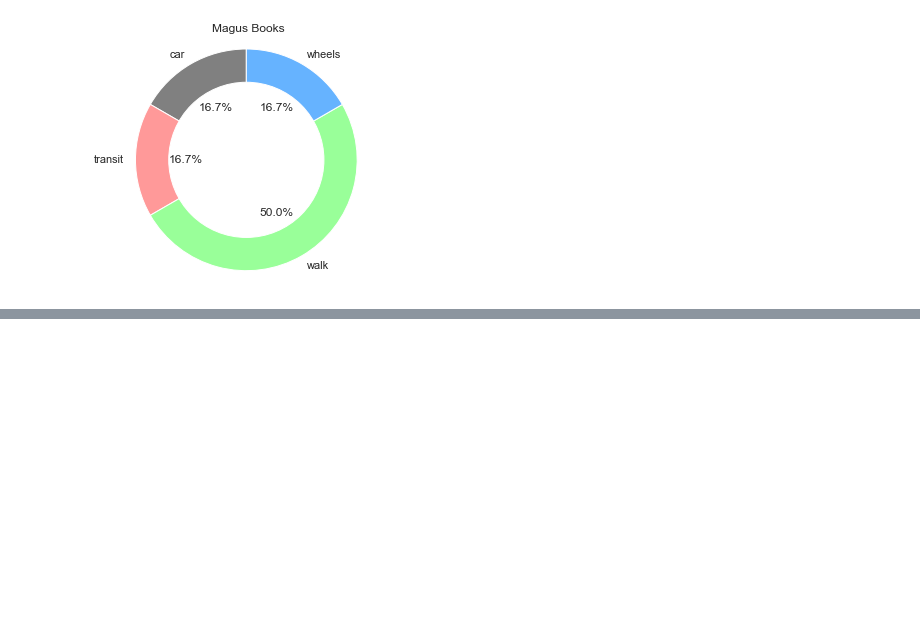
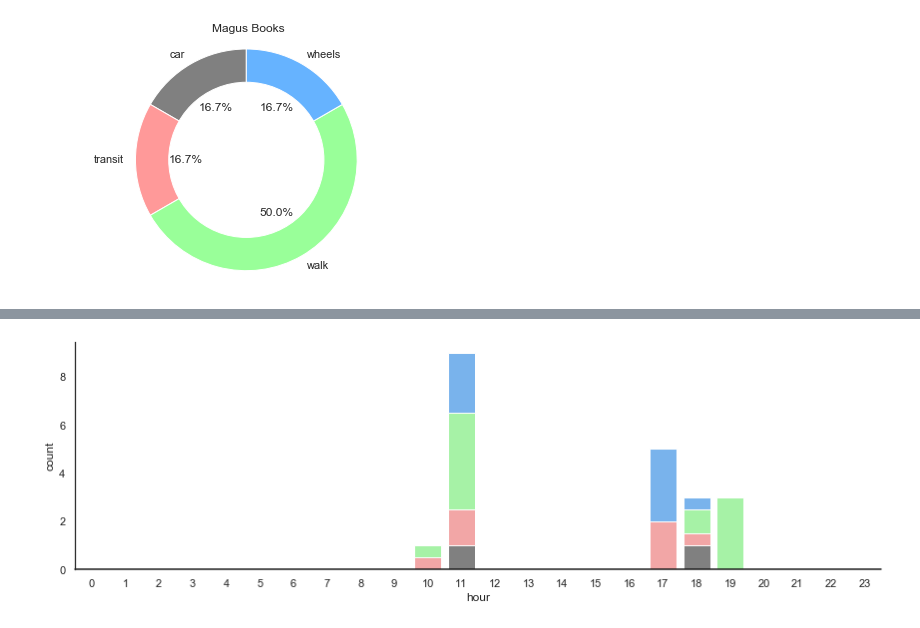
Before and after one commit to modesurvey/dataviz, a Jupyter notebook: pull_from_firebase.ipynb, the cells around one changed output, grey strips where cells are left out. Drawn from its saved outputs; the diff is of its cells as text; code cells hidden in the pictures; blank space fills up the shorter version.

```diff
--- a/pull_from_firebase.ipynb
+++ b/pull_from_firebase.ipynb
@@ -165,0 +240,31 @@ for u in grouped_data['unit'].unique():
+# %%
+sns.set(style="white")
+rs = np.random.RandomState(8)
+
+# Set up the matplotlib figure
+figure = plt.figure(figsize=(12, 4))
+
+# Generate some sequential data
+sns.barplot(x=d1['hour'], y=d1['count']+d4['count']+d3['count']+d2['count'], color=colors[0], ci=None)
+#ax1.set_ylabel("Walk")
+
+# Center the data to make it diverging
+sns.barplot(x=d2['hour'], y=d2['count']+d4['count']+d3['count'], color=colors[1], ci=None)
+#ax2.set_ylabel("Wheels")
+
+# Randomly reorder the data to make it qualitative
+sns.barplot(x=d3['hour'], y=d3['count']+d4['count'], color=colors[2], ci=None)
+#ax3.set_ylabel("Transit")
+
+# Randomly reorder the data to make it qualitative
+sns.barplot(x=d4['hour'], y=d4['count'], color=colors[3], ci=None)
+plt.axhline(0, color="k", clip_on=False)
+#ax4.set_ylabel("Cars")
+
+
+# Finalize the plot
+sns.despine(bottom=True)
+#plt.setp(f.axes, yticks=[])
+plt.tight_layout(h_pad=2)
+# %% [output]
+[figure, added]
```
Also changed, not shown: parts of 20 cells of this notebook, 3 other files.
